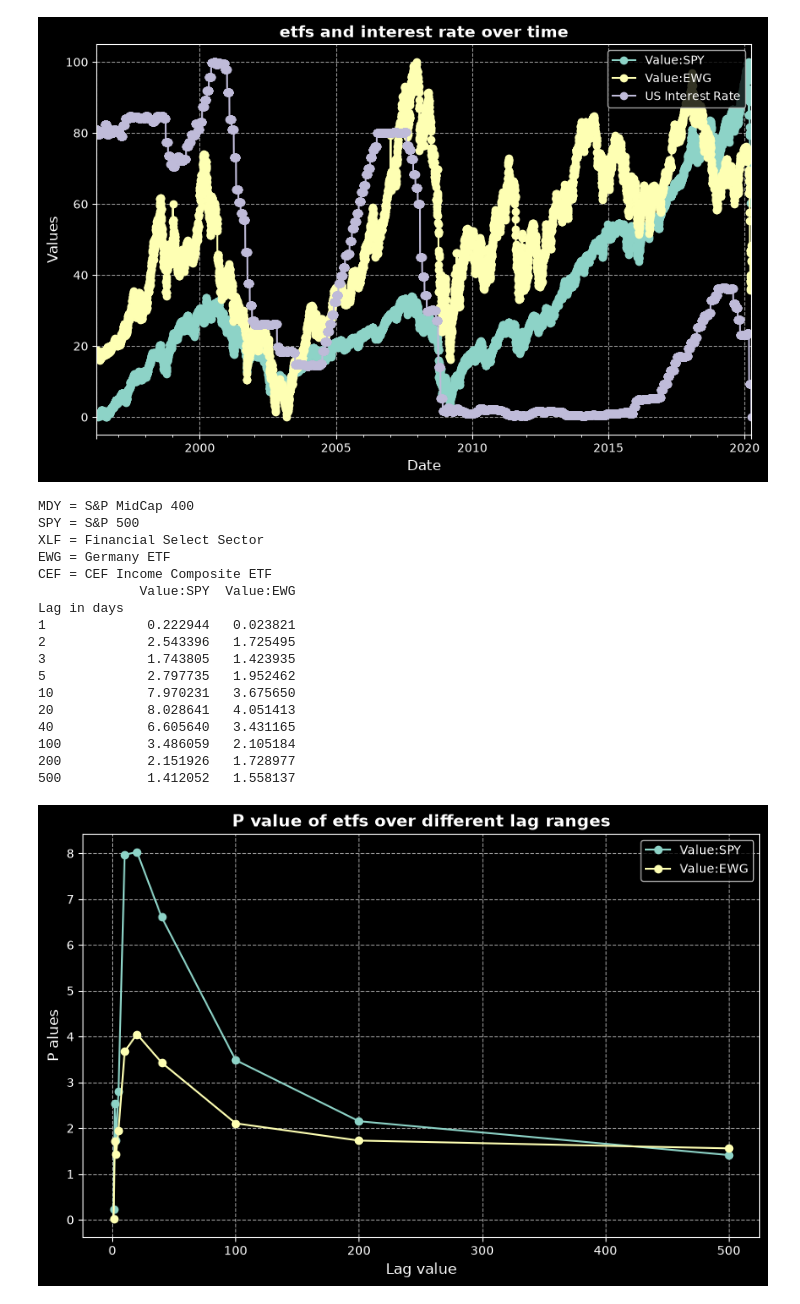
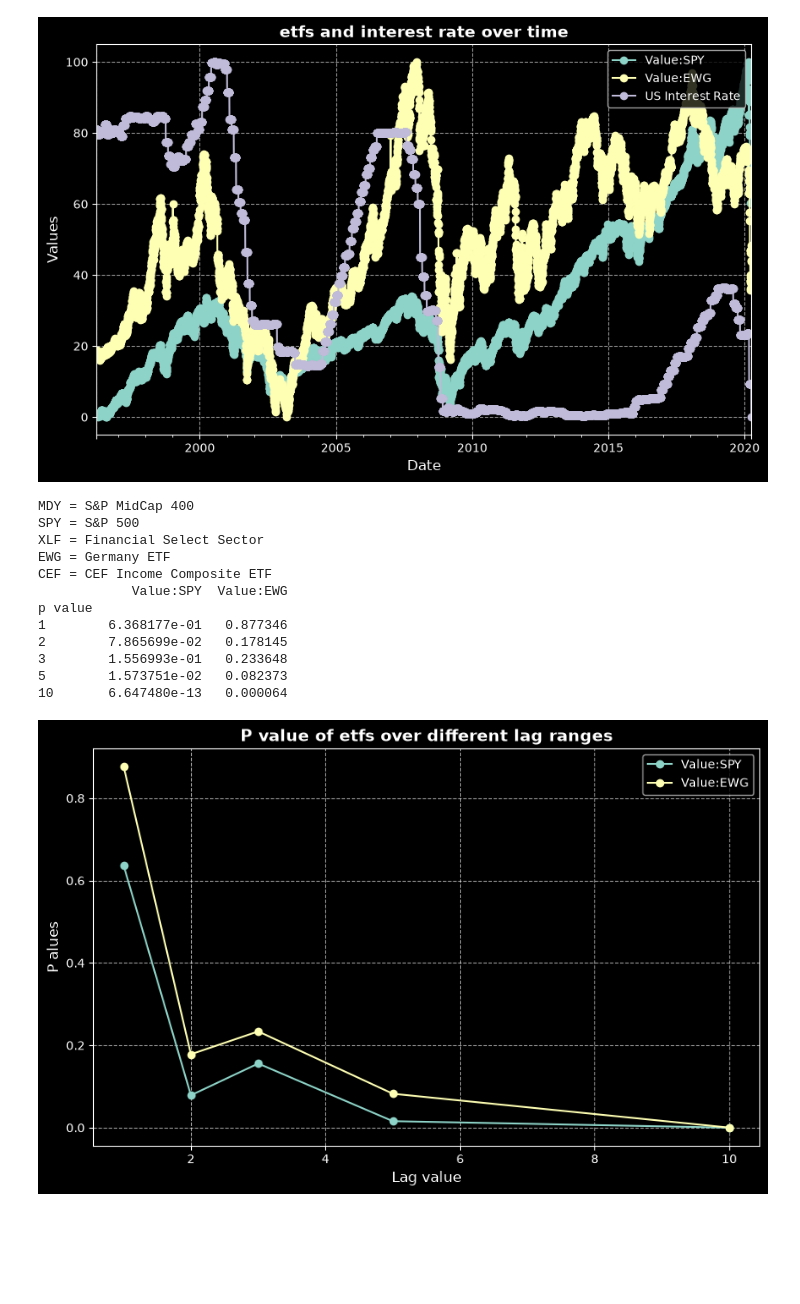
Before and after one commit to animate90/CausalityAdvancedWorkbook, a Jupyter notebook: granger causality.ipynb, the cells around one changed output. Cells and saved outputs as stored; diff of their text form; code cells hidden in the pictures; blank space fills up the shorter version.

Commit message:
adding correct p value

```diff
--- a/granger causality.ipynb
+++ b/granger causality.ipynb
@@ -69,7 +69,7 @@ def GrangerCausation_interestRate(data, grangerLag = [2] ,columnInterestRate="US
     df = data.drop(columns=[columnInterestRate])
 
     df_output = pd.DataFrame(np.zeros((len(grangerLag),len(df.columns))),index=grangerLag, columns=df.columns)
-    df_output.index.name = 'Lag in days'
+    df_output.index.name = 'p value'
     for etf in df.columns:
         data_etf = df[etf]
 
@@ -82,7 +82,9 @@ def GrangerCausation_interestRate(data, grangerLag = [2] ,columnInterestRate="US
 
         for lag in grangerLag:
 
-            p_value = grangerCause[lag][0]["ssr_ftest"][0]
+            p_value = grangerCause[lag][0]["ssr_ftest"][1]
+            p_value = grangerCause[lag][0]["params_ftest"][1]
+
             df_output.loc[lag,etf] = p_value
 
 
@@ -97,23 +99,18 @@ def GrangerCausation_interestRate(data, grangerLag = [2] ,columnInterestRate="US
     plt.grid(True, linestyle="--", alpha=0.6)
 # %%
 print(message)
-GrangerCausation_interest~~~~Rate(data=dataMerged,grangerLag = [1,2,3,5,10,20,40,100,200,500])
+GrangerCausation_interestRate(data=dataMerged,grangerLag = [1,2,3,5,10])
 # %% [output]
 MDY = S&P MidCap 400
 SPY = S&P 500
 XLF = Financial Select Sector
 EWG = Germany ETF
 CEF = CEF Income Composite ETF
-             Value:SPY  Value:EWG
-Lag in days
-1             0.222944   0.023821
-2             2.543396   1.725495
-3             1.743805   1.423935
-5             2.797735   1.952462
-10            7.970231   3.675650
-20            8.028641   4.051413
-40            6.605640   3.431165
-100           3.486059   2.105184
-200           2.151926   1.728977
-500           1.412052   1.558137
+            Value:SPY  Value:EWG
+p value
+1        6.368177e-01   0.877346
+2        7.865699e-02   0.178145
+3        1.556993e-01   0.233648
+5        1.573751e-02   0.082373
+10       6.647480e-13   0.000064
-[figure, old version]
+[figure, new version]
```
